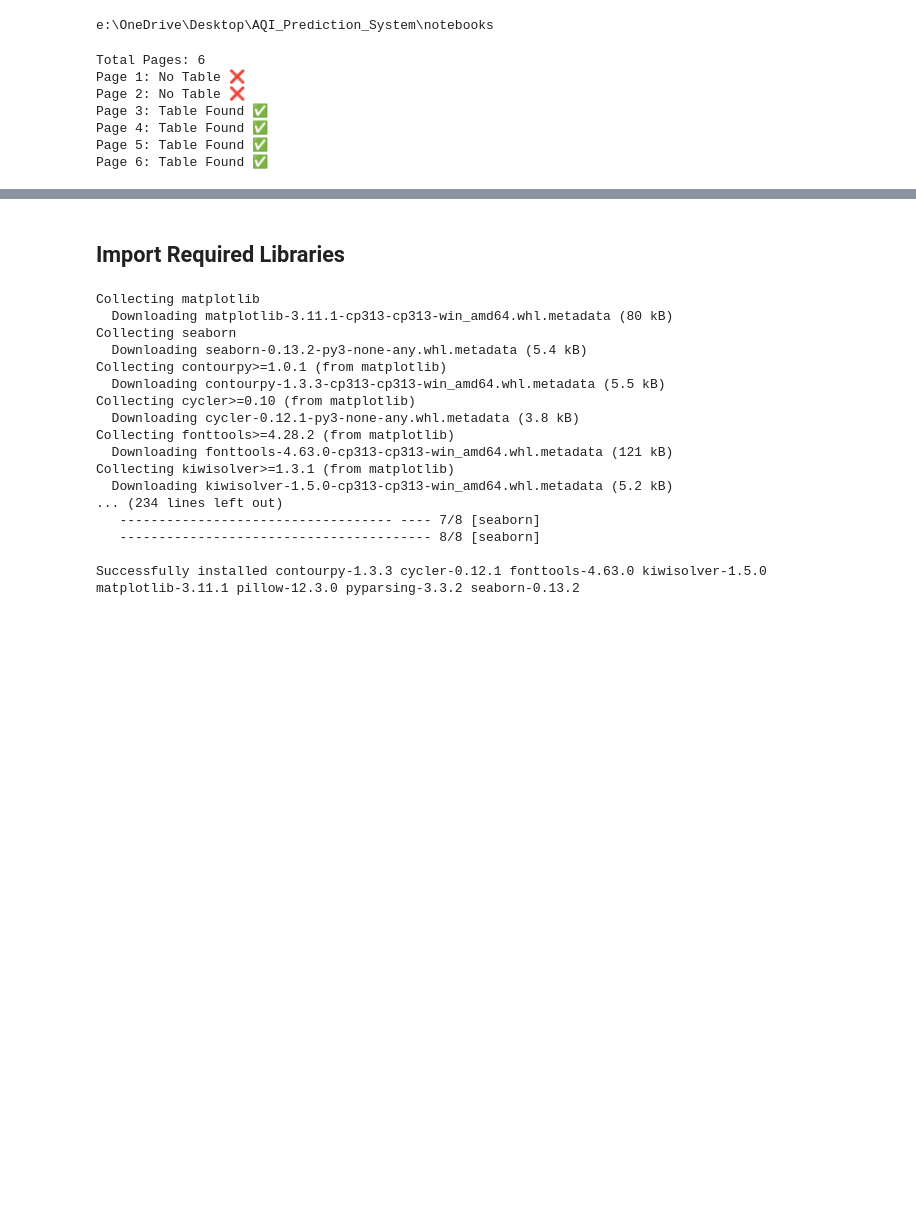
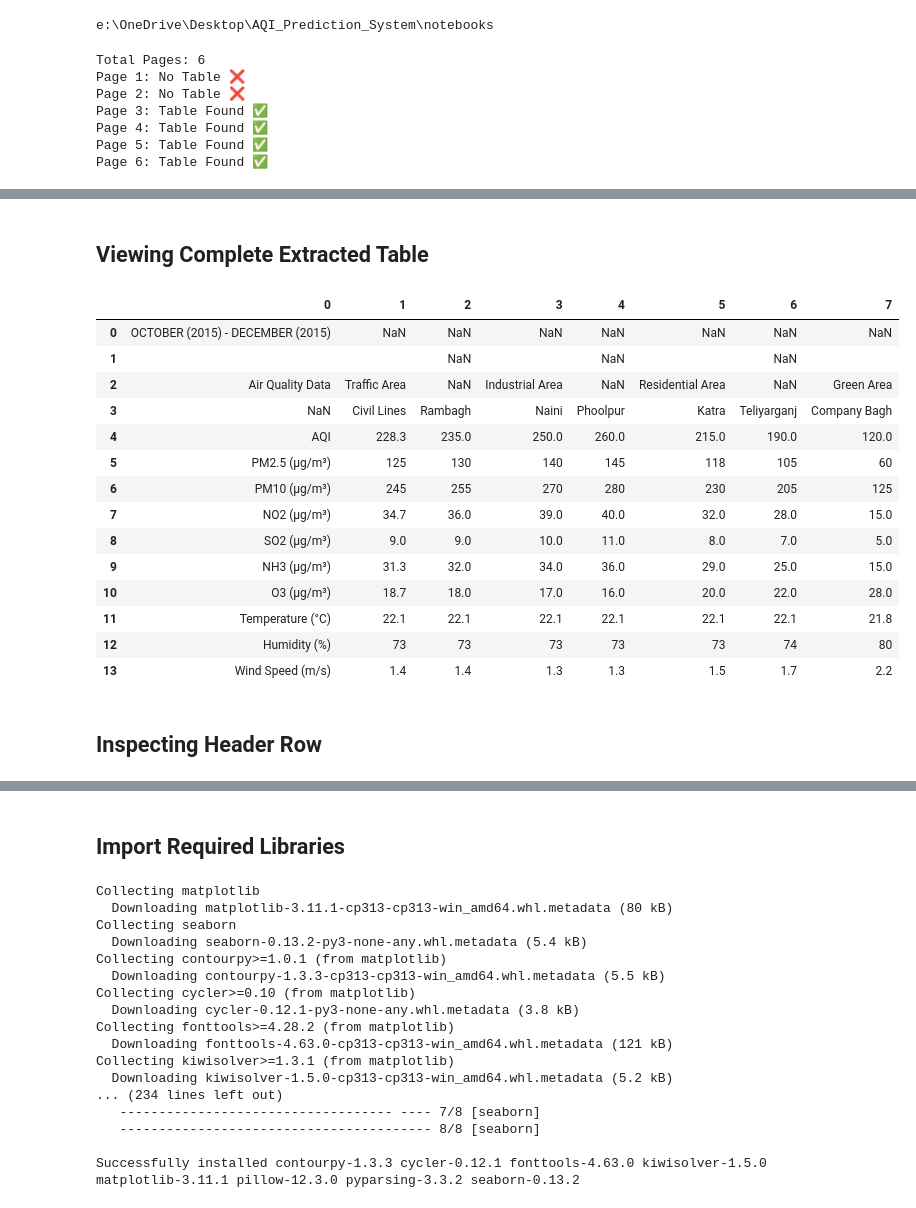
Before and after one commit to Anjalitiwari99/AQI_Prediction_System, a Jupyter notebook: notebooks/01_Data_Preprocessing.ipynb, the cells around one changed output, grey strips where cells are left out. Drawn from its saved outputs; the diff is of its cells as text; code cells hidden in the pictures; blank space fills up the shorter version.

Commit message:
Processed and cleaned first two AQI tables

```diff
--- a/notebooks/01_Data_Preprocessing.ipynb
+++ b/notebooks/01_Data_Preprocessing.ipynb
@@ -109,0 +136,8 @@ Page 6: Table Found ✅
+# %%
+# Convert first extracted table into DataFrame
+
+df = pd.DataFrame(all_tables[0])
+
+print("Shape of DataFrame:", df.shape)
+
+df.head(10)
@@ -109,0 +188,24 @@ Page 6: Table Found ✅
+# %% [markdown]
+## Viewing Complete Extracted Table
+# %%
+
+
+df
+# %% [output]
+|  | 0 | 1 | 2 | 3 | 4 | 5 | 6 | 7 |
+| 0 | OCTOBER (2015) - DECEMBER (2015) | NaN | NaN | NaN | NaN | NaN | NaN | NaN |
+| 1 |  |  | NaN |  | NaN |  | NaN |  |
+| 2 | Air Quality Data | Traffic Area | NaN | Industrial Area | NaN | Residential Area | NaN | Green Area |
+| 3 | NaN | Civil Lines | Rambagh | Naini | Phoolpur | Katra | Teliyarganj | Company Bagh |
+| 4 | AQI | 228.3 | 235.0 | 250.0 | 260.0 | 215.0 | 190.0 | 120.0 |
+| 5 | PM2.5 (µg/m³) | 125 | 130 | 140 | 145 | 118 | 105 | 60 |
+| 6 | PM10 (µg/m³) | 245 | 255 | 270 | 280 | 230 | 205 | 125 |
+| 7 | NO2 (µg/m³) | 34.7 | 36.0 | 39.0 | 40.0 | 32.0 | 28.0 | 15.0 |
+| 8 | SO2 (µg/m³) | 9.0 | 9.0 | 10.0 | 11.0 | 8.0 | 7.0 | 5.0 |
+| 9 | NH3 (µg/m³) | 31.3 | 32.0 | 34.0 | 36.0 | 29.0 | 25.0 | 15.0 |
+| 10 | O3 (µg/m³) | 18.7 | 18.0 | 17.0 | 16.0 | 20.0 | 22.0 | 28.0 |
+| 11 | Temperature (°C) | 22.1 | 22.1 | 22.1 | 22.1 | 22.1 | 22.1 | 21.8 |
+| 12 | Humidity (%) | 73 | 73 | 73 | 73 | 73 | 74 | 80 |
+| 13 | Wind Speed (m/s) | 1.4 | 1.4 | 1.3 | 1.3 | 1.5 | 1.7 | 2.2 |
+# %% [markdown]
+## Inspecting Header Row
```
Also changed, not shown: parts of 30 cells of this notebook.
